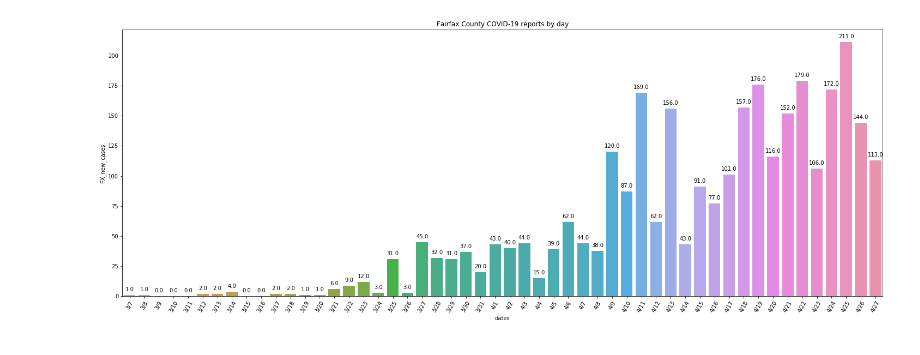
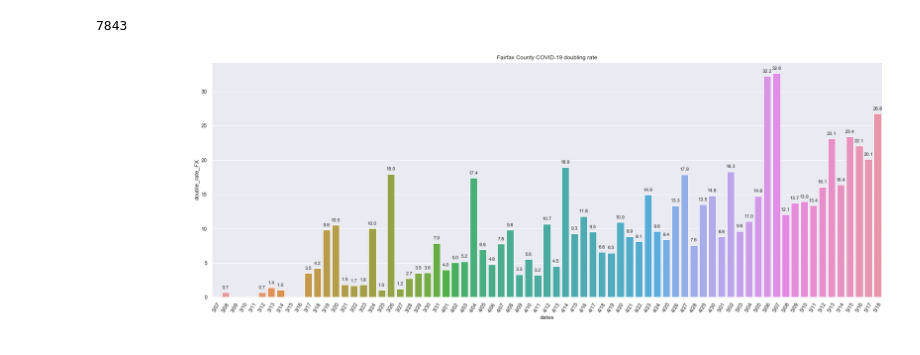
Before and after one commit to Sara1583/COVID-19-in-US, a Jupyter notebook: Virginia COVID-19.ipynb, the cells around one changed output. Saved outputs shown, nothing was run; the diff lists cells and outputs as text; code cells hidden in the pictures.

```diff
--- a/Virginia COVID-19.ipynb
+++ b/Virginia COVID-19.ipynb
@@ -155,7 +184,7 @@ plt.show()
 plt.figure(figsize=(25, 9))
 hosp_cum = sns.barplot(x='dates', y=Virginia_COVID_19.new_hosp_per_day.cumsum(), data=Virginia_COVID_19)
 for p in hosp_cum.patches:
-    hosp_cum.annotate(format(p.get_height(), '.1f'), (p.get_x() + p.get_width()/2., p.get_height()), ha='center', va='center', xytext=(0,10), textcoords='offset points')
+    hosp_cum.annotate(format(p.get_height(), '1.0f'), (p.get_x() + p.get_width()/2., p.get_height()), ha='center', va='center', xytext=(0,10), textcoords='offset points')
 plt.xticks(rotation=60)
 plt.xlim(12)
 plt.title('Virginia cumulative COVID-19 hospitalizations')
@@ -181,10 +239,11 @@ print(Virginia_COVID_19['double_rate_hosp'][-7:].mean())
 # %%
 plt.figure(figsize=(25, 9))
-tests_daily = sns.barplot(x='dates', y='new_tests_per_day', data=Virginia_COVID_19)
-for p in tests_daily.patches:
-    tests_daily.annotate(format(p.get_height(), '.1f'), (p.get_x() + p.get_width()/2., p.get_height()), ha='center', va='center', xytext=(0,10), textcoords='offset points')
+tests_double_rate = sns.barplot(x='dates', y='double_rate_test', data=Virginia_COVID_19)
+for p in tests_double_rate.patches:
+    tests_double_rate.annotate(format(p.get_height(), '.1f'), (p.get_x() + p.get_width()/2., p.get_height()), ha='center', va='center', xytext=(0,10),
+                               textcoords='offset points')
 plt.xticks(rotation=60)
 plt.xlim(12)
-plt.title('Virginia COVID-19 new tests completed by day, starting March 20')
+plt.title('Virginia COVID-19 testing doubling rate by lab report date')
 plt.show()
 # %% [output]
@@ -192,10 +250,0 @@ plt.show()
-# %%
-plt.figure(figsize=(25, 9))
-tests_cum = sns.barplot(x='dates', y=Virginia_COVID_19.new_tests_per_day.cumsum(), data=Virginia_COVID_19)
-for p in tests_cum.patches:
-    tests_cum.annotate(format(p.get_height(), '.1f'), (p.get_x() + p.get_width()/2., p.get_height()), ha='center', va='center', xytext=(0,10), textcoords='offset points')
-plt.xticks(rotation=60)
-plt.xlim(12)
-plt.title('Virginia cumulative COVID-19 tests completed, starting March 20')
-#plt.savefig('Viginia cumulative COVID-19 reports as of March 30')
-plt.show()
@@ -219,0 +255,12 @@ print(Virginia_COVID_19['double_rate_test'][-7:].mean())
+# %%
+plt.figure(figsize=(25, 9))
+FX_reports_daily = sns.barplot(x='dates', y='FX_new_cases', data=Virginia_COVID_19)
+for p in FX_reports_daily.patches:
+    FX_reports_daily.annotate(format(p.get_height(), '1.0f'), (p.get_x() + p.get_width()/2., p.get_height()), ha='center', va='center', xytext=(0,10),
+                              textcoords='offset points')
+plt.xticks(rotation=60)
+plt.plot(Virginia_COVID_19['FX_rolling_7'], color='gray', label='Rolling 7-day average', linewidth=3)
+plt.title('Fairfax County COVID-19 reports by day')
+plt.legend(loc='best', fontsize=14)
+plt.savefig('Fairfax County daily COVID-19 reports')
+plt.show()
@@ -220,11 +280,14 @@ print(Virginia_COVID_19['double_rate_test'][-7:].mean())
+# %%
+print(Virginia_COVID_19.FX_new_cases.sum())
+# %% [output]
+7843
 # %%
 plt.figure(figsize=(25, 9))
-FX_reports_daily = sns.barplot(x='dates', y='FX_new_cases', data=Virginia_COVID_19)
-for p in FX_reports_daily.patches:
-    FX_reports_daily.annotate(format(p.get_height(), '.1f'), (p.get_x() + p.get_width()/2., p.get_height()), ha='center', va='center', xytext=(0,10),
-                              textcoords='offset points')
+FX_double_rate = sns.barplot(x='dates', y='double_rate_FX', data=Virginia_COVID_19)
+for p in FX_double_rate.patches:
+    FX_double_rate.annotate(format(p.get_height(), '.01f'), (p.get_x() + p.get_width()/2., p.get_height()), ha='center', va='center', xytext=(0,10), textcoords='offset points')
 plt.xticks(rotation=60)
-plt.title('Fairfax County COVID-19 reports by day')
+plt.title('Fairfax County COVID-19 doubling rate')
 plt.show()
 # %% [output]
-[figure, old version]
+[figure, new version]
```
Also changed, not shown: parts of 47 cells of this notebook.
